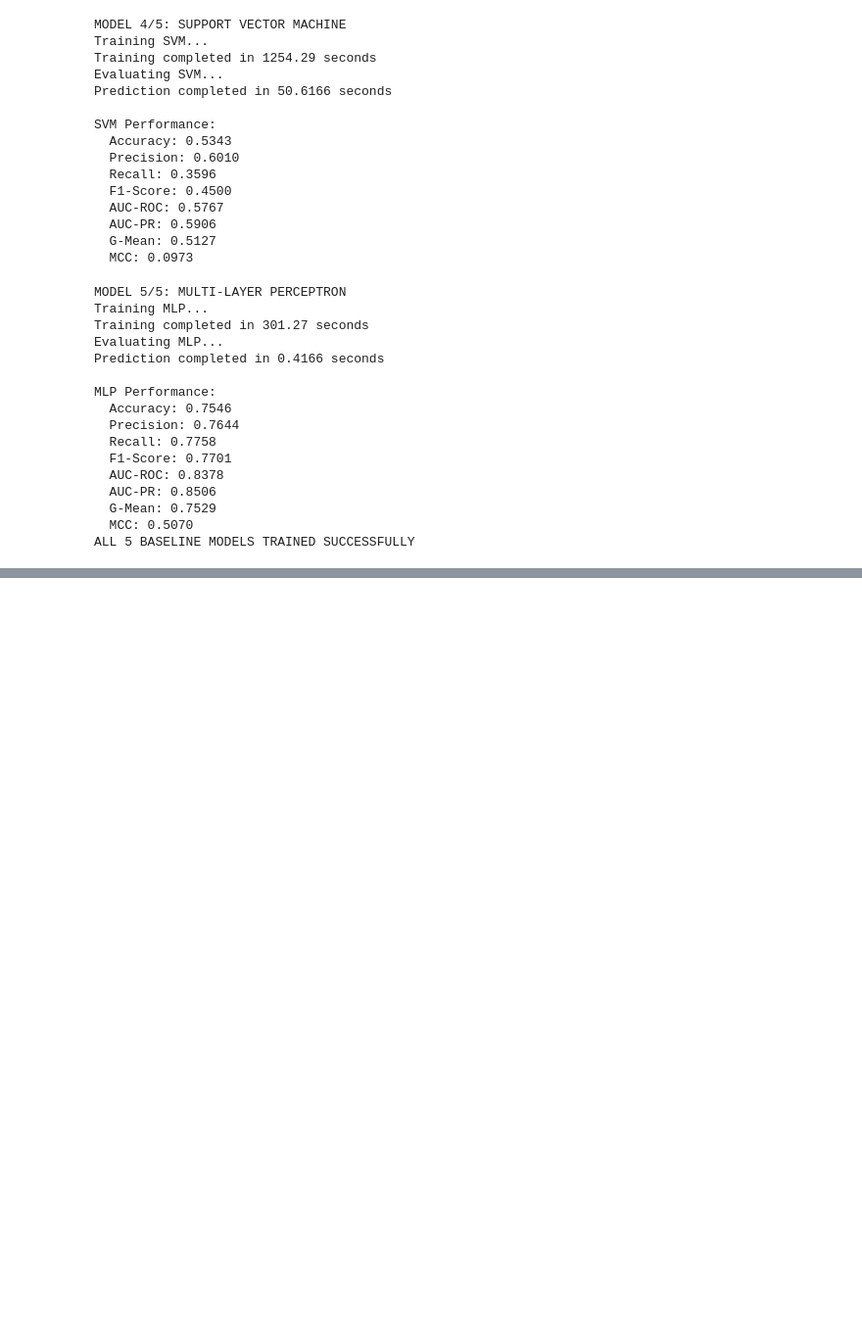
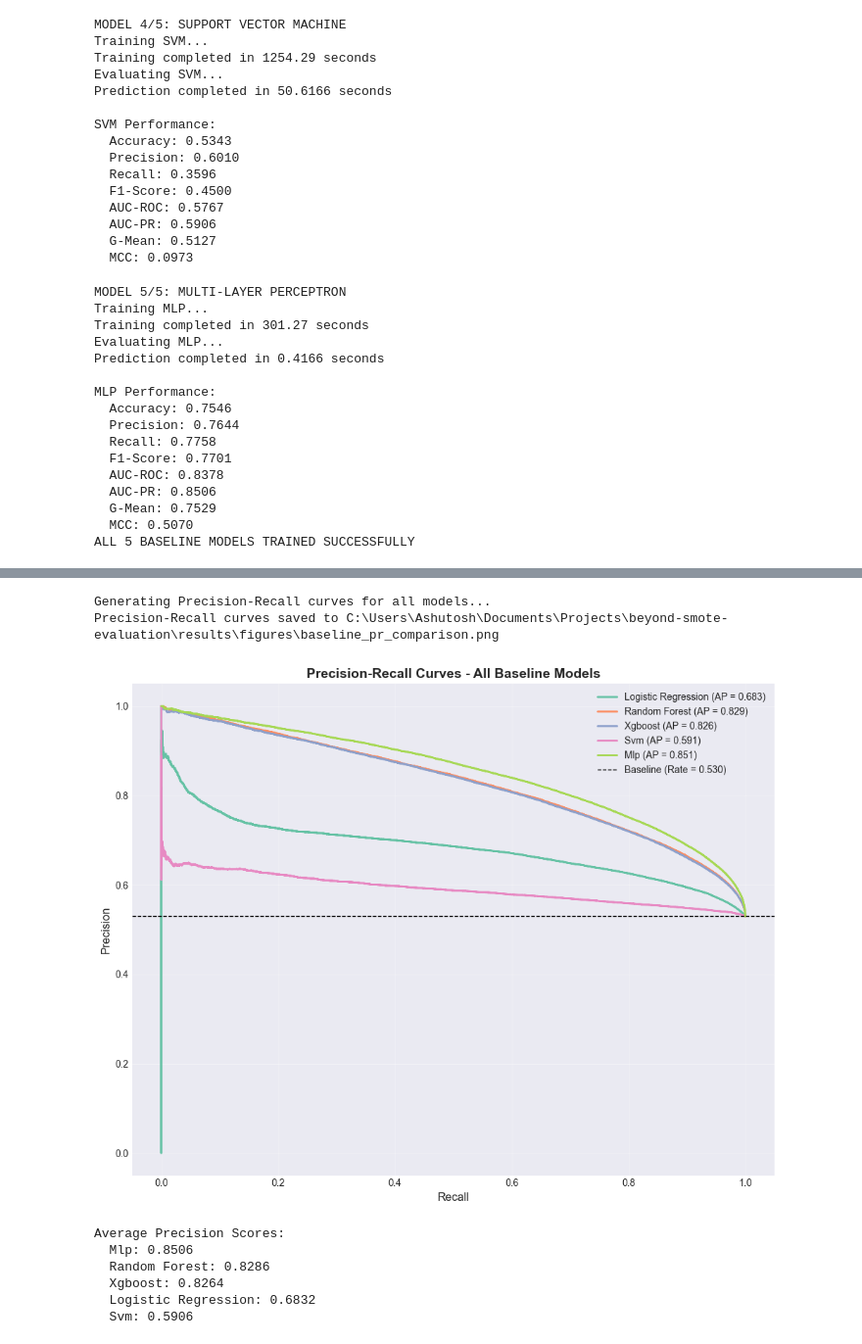
Before and after one commit to ashu-tagore/beyond_smote_evaluation, a Jupyter notebook: notebooks/02_Baseline_Models.ipynb, the cells around one changed output, grey strips where cells are left out. Shown: that part at 98% size. Cells and saved outputs as stored; diff of their text form; code cells hidden in the pictures; blank space fills up the shorter version.

```diff
--- a/notebooks/02_Baseline_Models.ipynb
+++ b/notebooks/02_Baseline_Models.ipynb
@@ -493,0 +651,59 @@ ALL 5 BASELINE MODELS TRAINED SUCCESSFULLY
+# %%
+# Cell 12: Comparing Precision-Recall Curves
+# Better metric for imbalanced data than ROC
+
+print("Generating Precision-Recall curves for all models...")
+
+# Creating figure for PR curves
+plt.figure(figsize=(10, 8))
+
+# Plotting PR curve for each model
+pr_scores = {}
+for model_name, results in baseline_results.items():
+    display_name = model_name.replace('_', ' ').title()
+
+    # Calculating PR curve
+    from sklearn.metrics import precision_recall_curve, average_precision_score
+    precision, recall, _ = precision_recall_curve(y_test, results['probabilities'])
+    avg_precision = average_precision_score(y_test, results['probabilities'])
+    pr_scores[display_name] = avg_precision
+
+    # Plotting
+    plt.plot(recall, precision, linewidth=2,
+             label=f'{display_name} (AP = {avg_precision:.3f})')
+
+# Adding baseline
+baseline_rate = y_test.sum() / len(y_test)
+plt.axhline(y=baseline_rate, color='k', linestyle='--', linewidth=1,
+            label=f'Baseline (Rate = {baseline_rate:.3f})')
+
+plt.xlabel('Recall', fontsize=12)
+plt.ylabel('Precision', fontsize=12)
+plt.title('Precision-Recall Curves - All Baseline Models',
+          fontsize=14, fontweight='bold')
+plt.legend(loc='best')
+plt.grid(True, alpha=0.3)
+plt.tight_layout()
+
+# Saving figure
+pr_path = FIGURE_OUTPUT / 'baseline_pr_comparison.png'
+plt.savefig(pr_path, dpi=DPI_VALUE, bbox_inches='tight')
+print(f"Precision-Recall curves saved to {pr_path}")
+
+plt.show()
+
+print("\nAverage Precision Scores:")
+for model_name, ap_score in sorted(pr_scores.items(),
+                                    key=lambda x: x[1],
+                                    reverse=True):
+    print(f"  {model_name}: {ap_score:.4f}")
+# %% [output]
+Generating Precision-Recall curves for all models...
+Precision-Recall curves saved to C:\Users\Ashutosh\Documents\Projects\beyond-smote-evaluation\results\figures\baseline_pr_comparison.png
+[figure, added]
+Average Precision Scores:
+  Mlp: 0.8506
+  Random Forest: 0.8286
+  Xgboost: 0.8264
+  Logistic Regression: 0.6832
+  Svm: 0.5906
```
Also changed, not shown: parts of 4 cells of this notebook.
